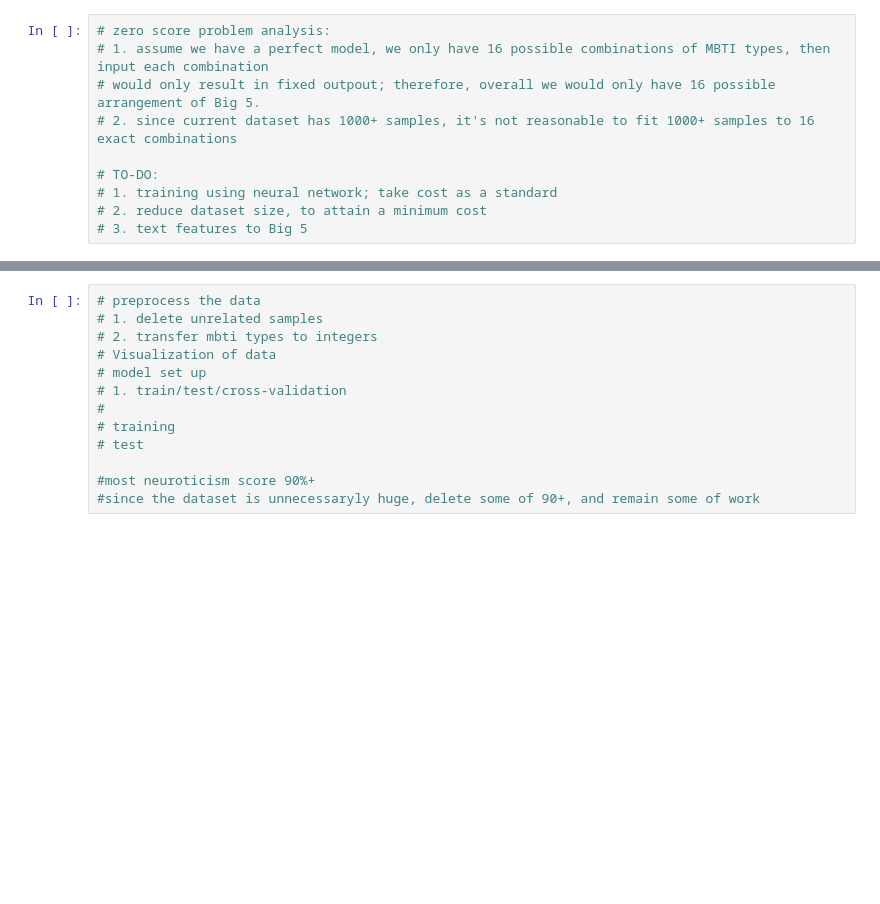
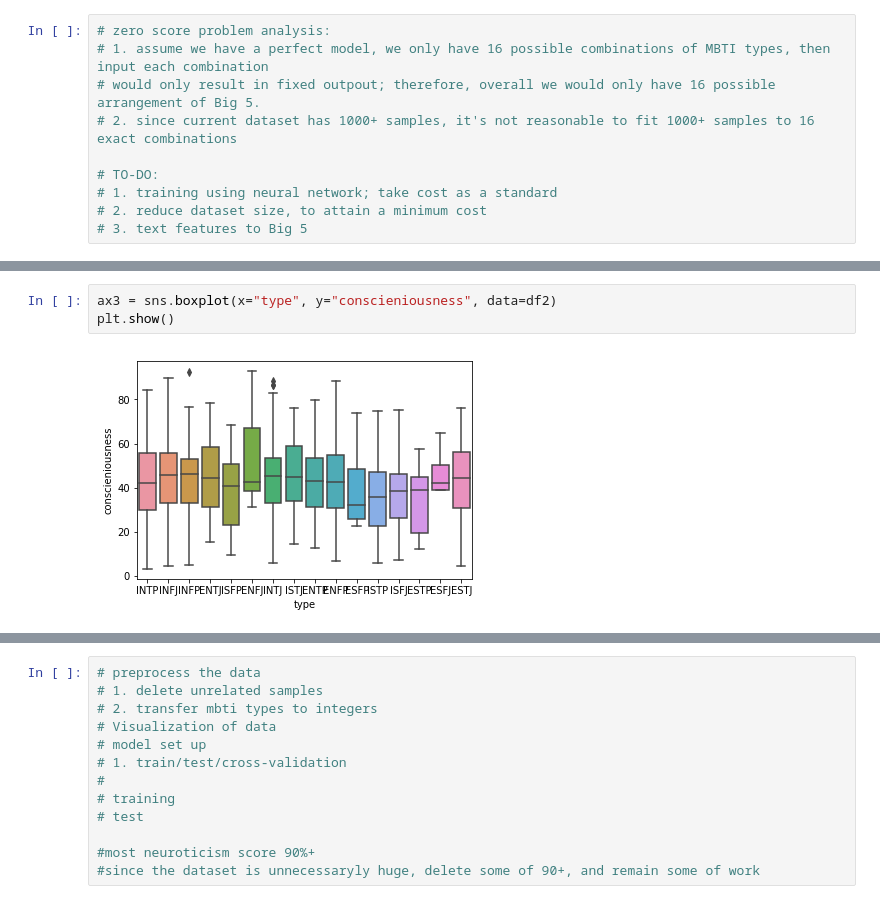
Before and after one commit to zixinh/text-to-personality, a Jupyter notebook: mbti_to-big5.ipynb, the cells around one changed output, grey strips where cells are left out. Drawn from its saved outputs; the diff is of its cells as text; blank space fills up the shorter version.

```diff
--- a/mbti_to-big5.ipynb
+++ b/mbti_to-big5.ipynb
@@ -220,0 +385,5 @@ Score:  -0.0180649604274
+# %%
+ax3 = sns.boxplot(x="type", y="conscieniousness", data=df2)
+plt.show()
+# %% [output]
+[figure, added]
```
Also changed, not shown: parts of 11 cells of this notebook.
